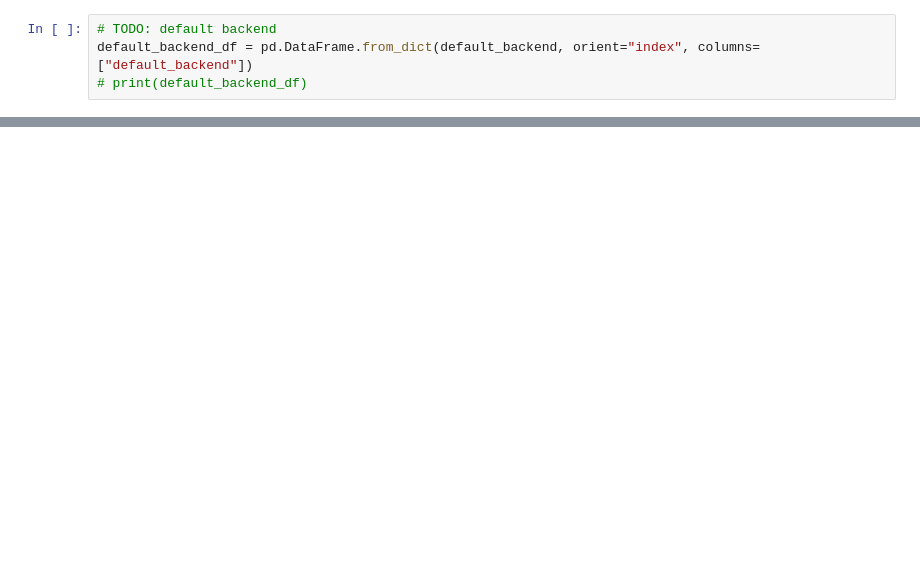
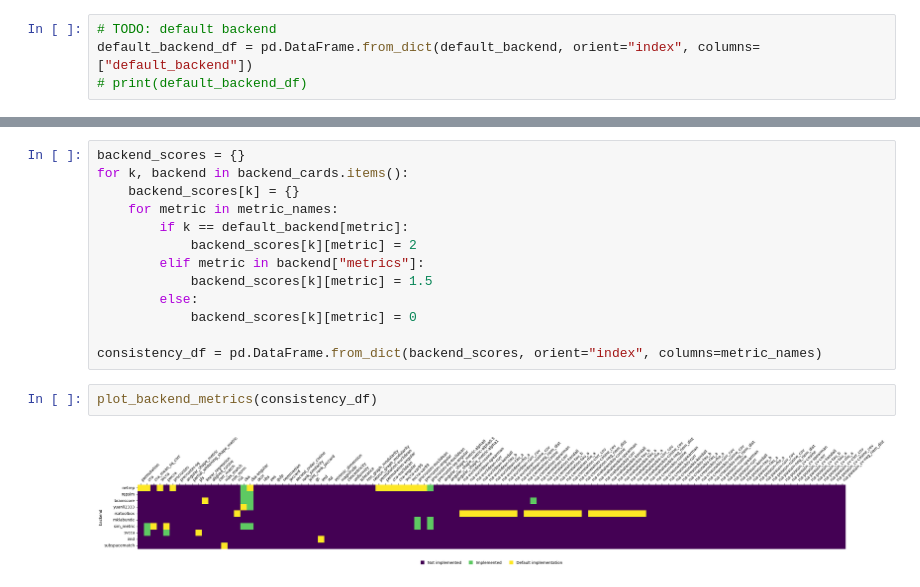
Before and after one commit to nacloos/similarity-repository, a Jupyter notebook: examples/example.ipynb, the cells around one changed output, grey strips where cells are left out. Cells and saved outputs as stored; diff of their text form; blank space fills up the shorter version.

```diff
--- a/examples/example.ipynb
+++ b/examples/example.ipynb
@@ -88,3 +100,20 @@ plt.savefig("../figures/backend_metrics.png", transparent=False, bbox_inches='ti
+# %%
+backend_scores = {}
+for k, backend in backend_cards.items():
+    backend_scores[k] = {}
+    for metric in metric_names:
+        if k == default_backend[metric]:
+            backend_scores[k][metric] = 2
+        elif metric in backend["metrics"]:
+            backend_scores[k][metric] = 1.5
+        else:
+            backend_scores[k][metric] = 0
+
+consistency_df = pd.DataFrame.from_dict(backend_scores, orient="index", columns=metric_names)
+# %%
+plot_backend_metrics(consistency_df)
+# %% [output]
+[figure, added]
 # %%
 backend_metrics = similarity.make(package="backend:backends", key="metric_by_backend", use_cache=False)
 print(backend_metrics)
```
Also changed, not shown: parts of 5 cells of this notebook, 31 other files.
